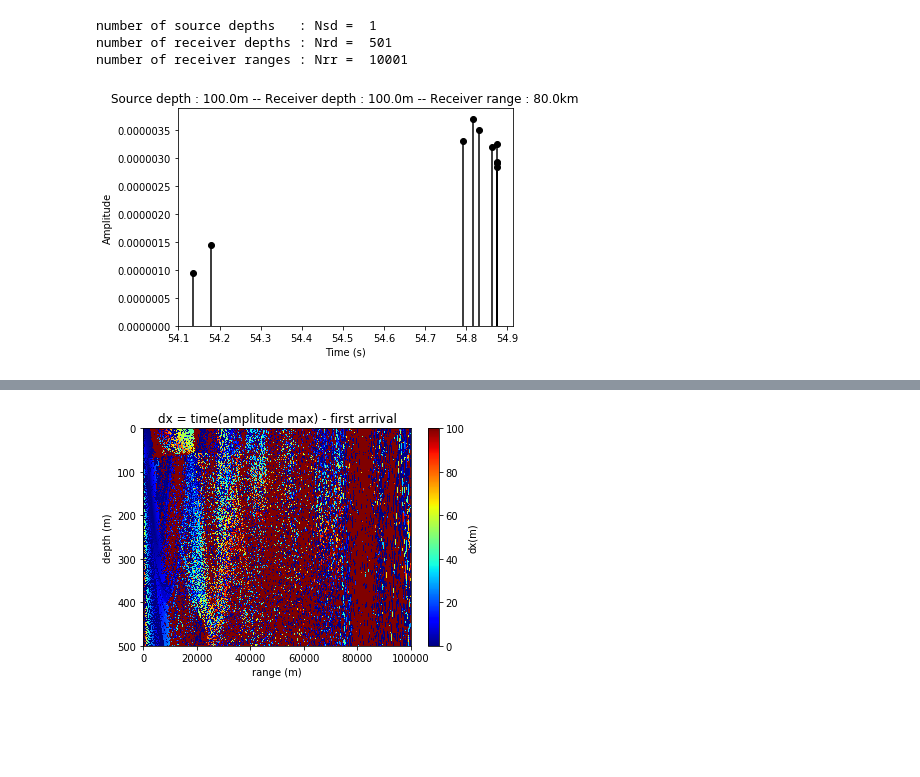
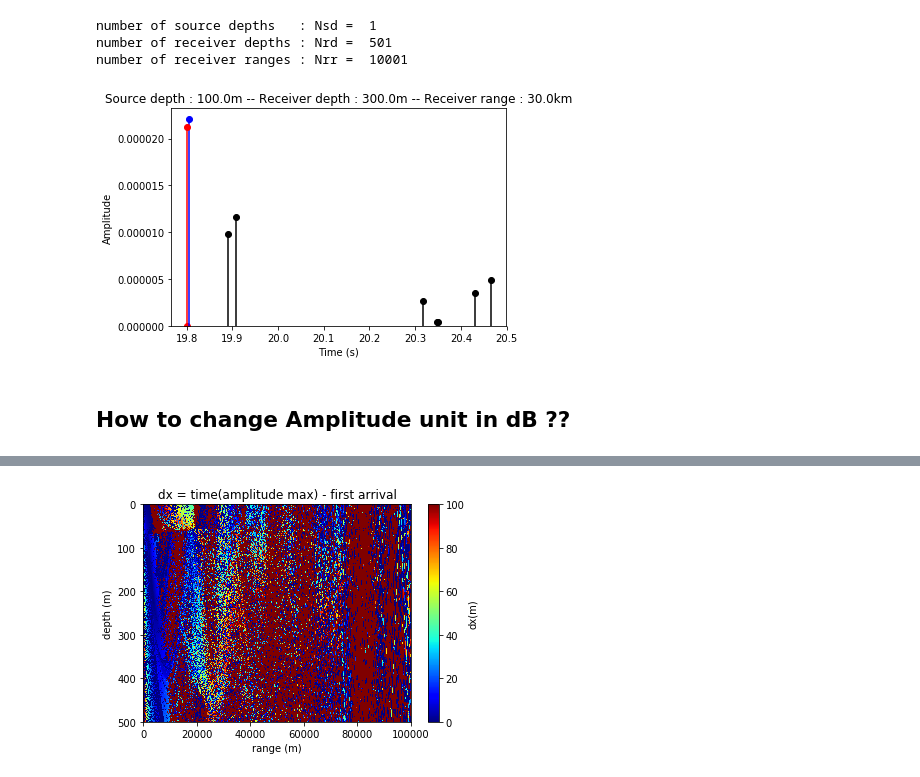
Before and after one commit to ponchama/Cognac_Acoustique, a Jupyter notebook: Bellhop/Arrival_times.ipynb, the cells around one changed output, grey strips where cells are left out. Saved outputs shown, nothing was run; the diff lists cells and outputs as text; code cells hidden in the pictures; blank space fills up the shorter version.

```diff
--- a/Bellhop/Arrival_times.ipynb
+++ b/Bellhop/Arrival_times.ipynb
@@ -36,11 +36,3 @@ issp=0                                 # sound speed profile number
 s.plotssp('mediterrannee', Issp=issp)
 # %% [output]
 [figure]
-# %%
-# Generate .env file R
-
-s.params['file_type'] = 'R'           # ray tracing (.ray)
-s.params['zs'] = 100.                 # source depth
-s.params['ALimites'] = [-15.0, 15.0]  # limit angles
-
-s.generate_envfile('mediterrannee', file_env = s.params['name']+'_R.env', Issp=issp, SSP_depth_step=50)
@@ -96,20 +38,0 @@ plt.xlim (xmin=9.9,xmax=10.1)
-# %%
-# Generate .env file A
-
-issp=0                                # sound speed profile number
-
-s.params['file_type'] = 'A'           # 'E' : eigen rays (.rau) / 'A' : arrivals time and amplitude file (.arr)
-s.params['zs'] = 100.                 # source depth
-s.params['ALimites'] = [-90.0, 90.0]  # limit angles
-
-s.params['NDepth'] = 1                # number of receiver depths
-s.params['zmin'] = 500.               # minimum depth (m)
-s.params['zmax'] = 1500.              # maximum depth (m) (unuseful if NDepth=1)
-
-
-s.params['NRange'] = 1                # number of receiver range
-s.params['rmin'] = 10.                # minimum range (km)
-s.params['rmax'] = 30.                # maximum range (km) (unuseful if NRange=1)
-
-
-s.generate_envfile('mediterrannee',file_env = s.params['name']+'_A.env', Issp=issp, SSP_depth_step=50)
@@ -212,11 +86,15 @@ number of source depths   : Nsd =  1
 number of receiver depths : Nrd =  501
 number of receiver ranges : Nrr =  10001
 # %%
-isd = 0    # choice of source depth
-ird = 100    # choice of receiver depth (size of NDepth)
-irr = 8000    # choice of receiver range (size of NRange)
+# example for one receiver
+
+isd = 0       # choice of source depth (from 0 to Nsd-1)
+ird = 300     # choice of receiver depth (from 0 to Nrd-1)
+irr = 3000    # choice of receiver range (from 0 to Nrr-1)
 
 s.plotarr(Arr, Pos, irr, ird, isd)
 #plt.xlim (xmin = 1.652, xmax = 1.6525)
 # %% [output]
-[figure, old version]
+[figure, new version]
+# %% [markdown]
+## How to change Amplitude unit in dB ??
```
Also changed, not shown: parts of 40 cells of this notebook, 1 other file.
